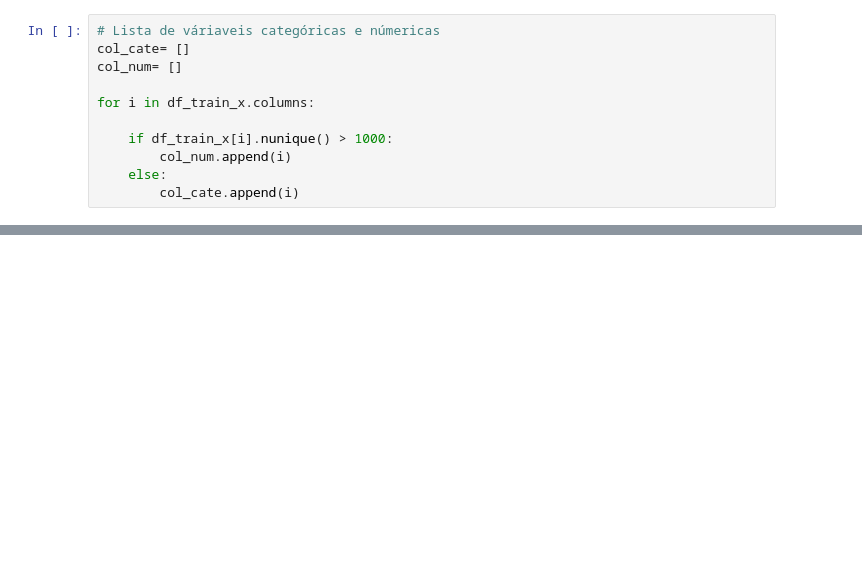
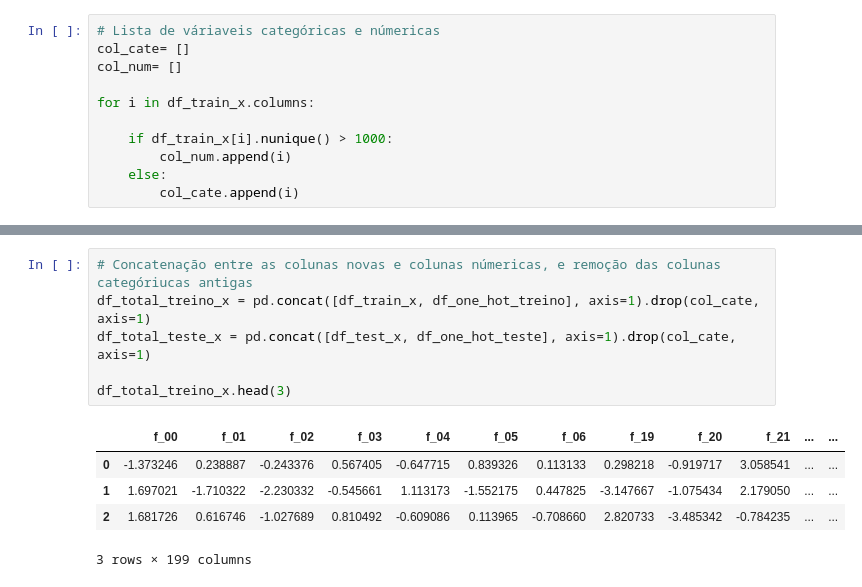
Before and after one commit to AlvimDePaula/kaggle_tabular_playgorunf_may_2022, a Jupyter notebook: Tabular_playground.ipynb, the cells around one changed output, grey strips where cells are left out. Saved outputs shown, nothing was run; the diff lists cells and outputs as text; blank space fills up the shorter version.

```diff
--- a/Tabular_playground.ipynb
+++ b/Tabular_playground.ipynb
@@ -142,0 +174,12 @@ KeyboardInterrupt:
+# %%
+# Concatenação entre as colunas novas e colunas númericas, e remoção das colunas categóriucas antigas
+df_total_treino_x = pd.concat([df_train_x, df_one_hot_treino], axis=1).drop(col_cate, axis=1)
+df_total_teste_x = pd.concat([df_test_x, df_one_hot_teste], axis=1).drop(col_cate, axis=1)
+
+df_total_treino_x.head(3)
+# %% [output]
+|  | f_00 | f_01 | f_02 | f_03 | f_04 | f_05 | f_06 | f_19 | f_20 | f_21 | ... | ... |
+| 0 | -1.373246 | 0.238887 | -0.243376 | 0.567405 | -0.647715 | 0.839326 | 0.113133 | 0.298218 | -0.919717 | 3.058541 | ... | ... |
+| 1 | 1.697021 | -1.710322 | -2.230332 | -0.545661 | 1.113173 | -1.552175 | 0.447825 | -3.147667 | -1.075434 | 2.179050 | ... | ... |
+| 2 | 1.681726 | 0.616746 | -1.027689 | 0.810492 | -0.609086 | 0.113965 | -0.708660 | 2.820733 | -3.485342 | -0.784235 | ... | ... |
+3 rows × 199 columns
```
Also changed, not shown: parts of 20 cells of this notebook, 2 other files.
